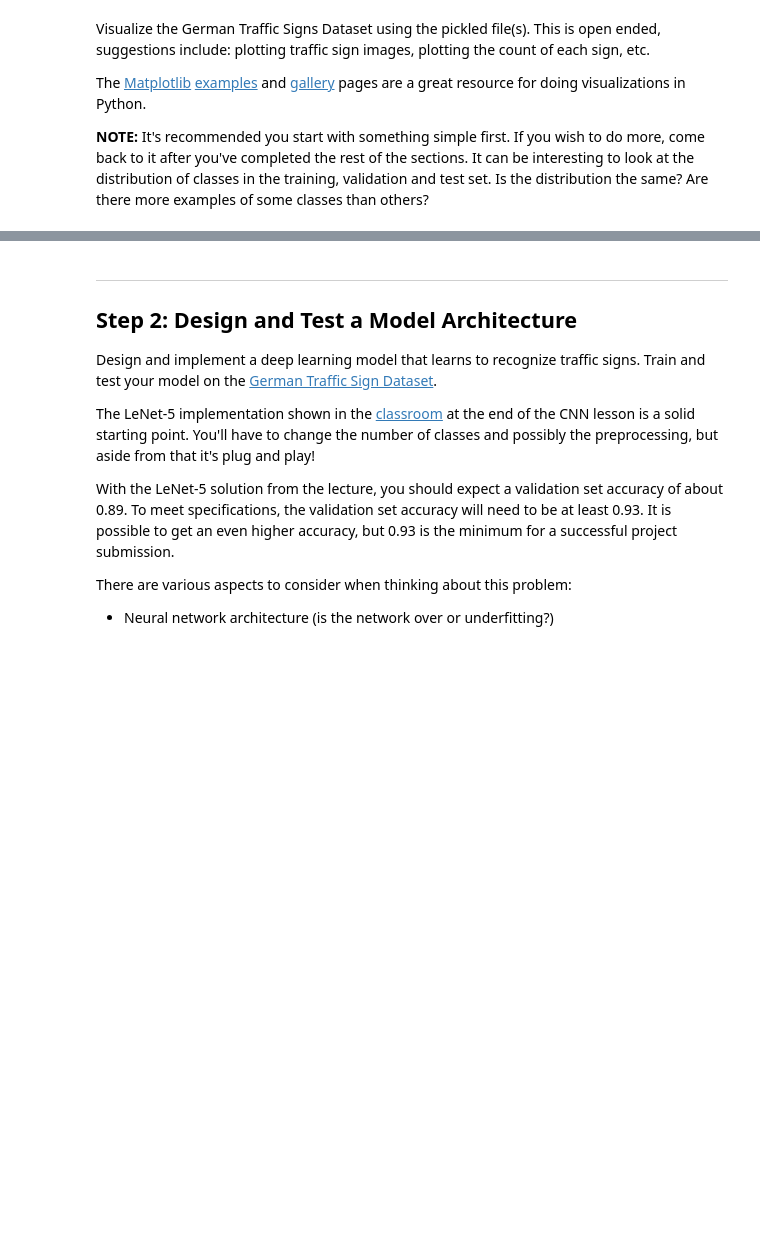
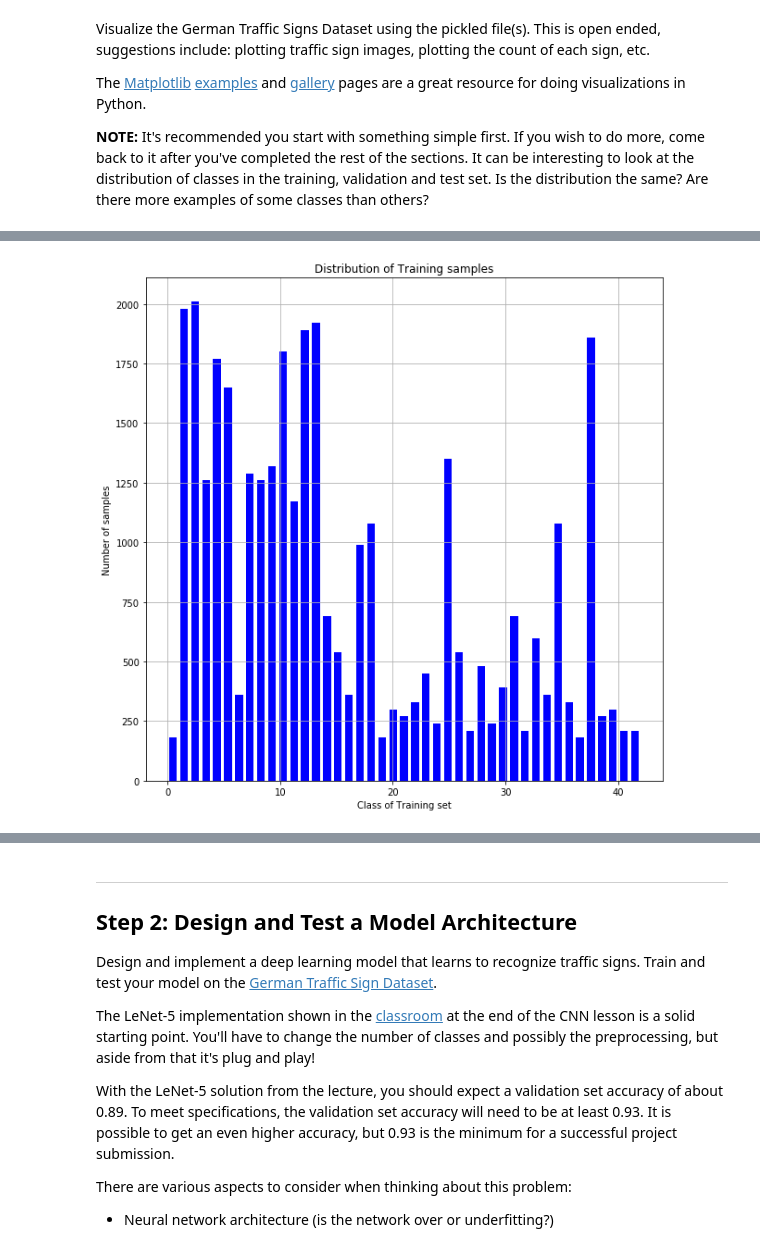
Before and after one commit to AlexSchizoid/CarND-Traffic-Sign-Classifier-Project, a Jupyter notebook: Traffic_Sign_Classifier.ipynb, the cells around one changed output, grey strips where cells are left out. Cells and saved outputs as stored; diff of their text form; code cells hidden in the pictures; blank space fills up the shorter version.

```diff
--- a/Traffic_Sign_Classifier.ipynb
+++ b/Traffic_Sign_Classifier.ipynb
@@ -129,0 +127,14 @@ plt.show()
+# %%
+#Explore the distribution of the classses
+def plot_distribution_per_class(picture_set, x_label, y_label, title):
+    plt.figure(figsize=(10,10))
+    n, bins, patches = plt.hist(picture_set, n_classes, facecolor='blue', rwidth=0.7)
+
+    plt.xlabel(x_label)
+    plt.ylabel(y_label)
+    plt.title(title)
+    plt.grid(True)
+# %%
+plot_distribution_per_class(y_train,"Class of Training set", "Number of samples", "Distribution of Training samples")
+# %% [output]
+[figure, added]
```
Also changed, not shown: parts of 5 cells of this notebook.
